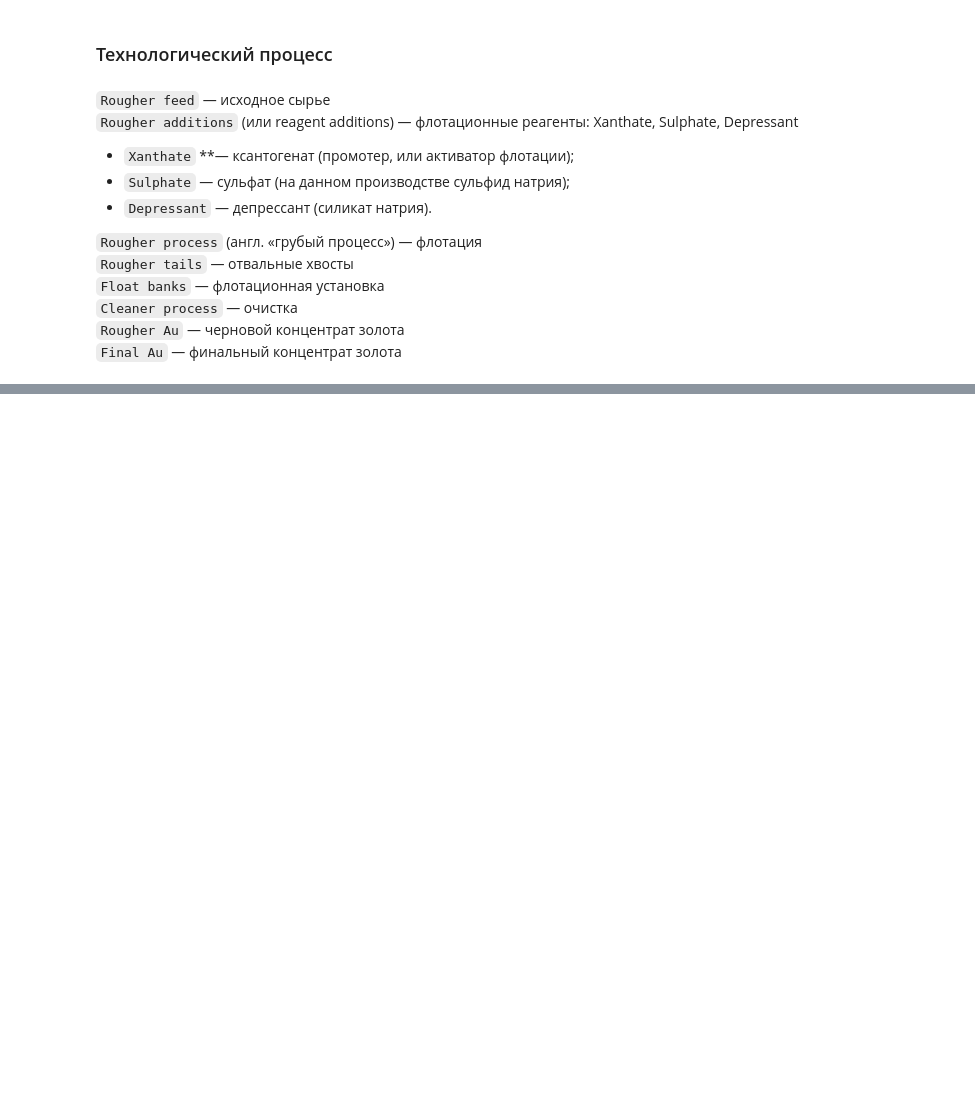
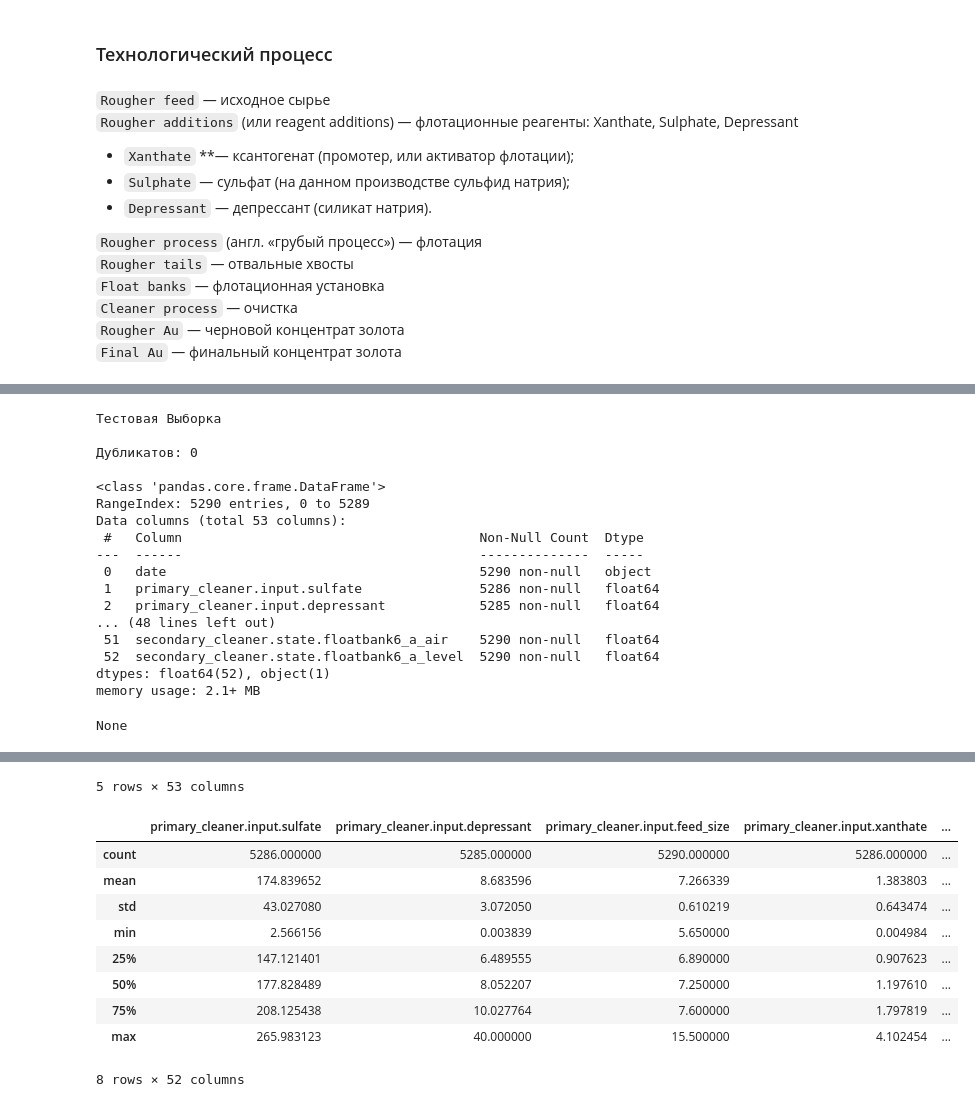
Before and after one commit to zabelin-ds/practicum, a Jupyter notebook: 09_project/09_project.ipynb, the cells around one changed output, grey strips where cells are left out. Saved outputs shown, nothing was run; the diff lists cells and outputs as text; code cells hidden in the pictures; blank space fills up the shorter version.

```diff
--- a/09_project/09_project.ipynb
+++ b/09_project/09_project.ipynb
@@ -19,0 +231,21 @@
+# %%
+baisic_df_info(gold_recovery_test, 'Тестовая Выборка')
+# %% [output]
+Тестовая Выборка
+
+Дубликатов: 0
+
+<class 'pandas.core.frame.DataFrame'>
+RangeIndex: 5290 entries, 0 to 5289
+Data columns (total 53 columns):
+ #   Column                                      Non-Null Count  Dtype
+---  ------                                      --------------  -----
+ 0   date                                        5290 non-null   object
+ 1   primary_cleaner.input.sulfate               5286 non-null   float64
+ 2   primary_cleaner.input.depressant            5285 non-null   float64
+... (48 lines left out)
+ 51  secondary_cleaner.state.floatbank6_a_air    5290 non-null   float64
+ 52  secondary_cleaner.state.floatbank6_a_level  5290 non-null   float64
+dtypes: float64(52), object(1)
+memory usage: 2.1+ MB
+None
@@ -19,0 +258,11 @@
+5 rows × 53 columns
+|  | primary_cleaner.input.sulfate | primary_cleaner.input.depressant | primary_cleaner.input.feed_size | primary_cleaner.input.xanthate | ... |
+| count | 5286.000000 | 5285.000000 | 5290.000000 | 5286.000000 | ... |
+| mean | 174.839652 | 8.683596 | 7.266339 | 1.383803 | ... |
+| std | 43.027080 | 3.072050 | 0.610219 | 0.643474 | ... |
+| min | 2.566156 | 0.003839 | 5.650000 | 0.004984 | ... |
+| 25% | 147.121401 | 6.489555 | 6.890000 | 0.907623 | ... |
+| 50% | 177.828489 | 8.052207 | 7.250000 | 1.197610 | ... |
+| 75% | 208.125438 | 10.027764 | 7.600000 | 1.797819 | ... |
+| max | 265.983123 | 40.000000 | 15.500000 | 4.102454 | ... |
+8 rows × 52 columns
```
Also changed, not shown: parts of 30 cells of this notebook, 3 other files.
